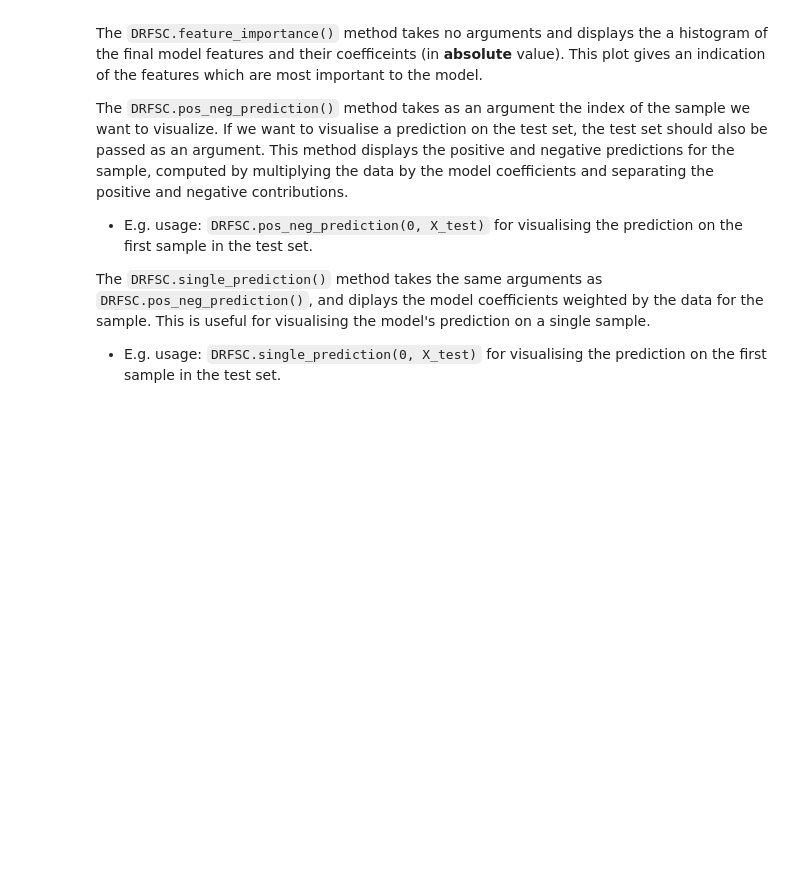
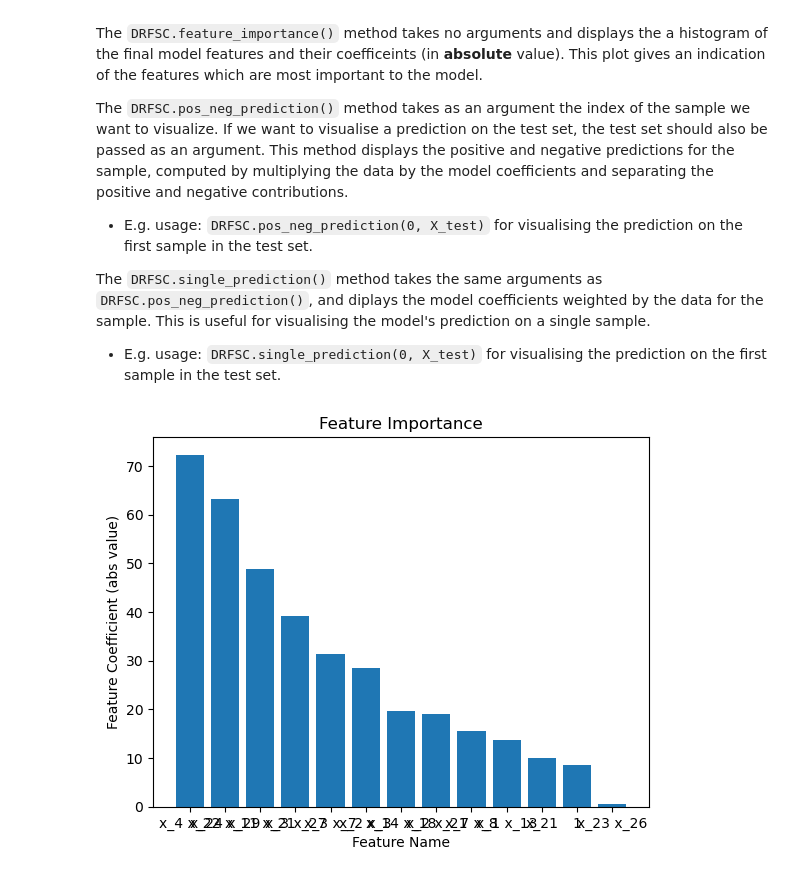
Before and after one commit to markcc309/drfsc, a Jupyter notebook: docs/notebooks/02_fitting_ensemble.ipynb, the cells around one changed output. Saved outputs shown, nothing was run; the diff lists cells and outputs as text; code cells hidden in the pictures; blank space fills up the shorter version.

```diff
--- a/docs/notebooks/02_fitting_ensemble.ipynb
+++ b/docs/notebooks/02_fitting_ensemble.ipynb
@@ -294,6 +291,11 @@ The `DRFSC.pos_neg_prediction()` method takes as an argument the index of the sa
 
 The `DRFSC.single_prediction()` method takes the same arguments as `DRFSC.pos_neg_prediction()`, and diplays the model coefficients weighted by the data for the sample. This is useful for visualising the model's prediction on a single sample.
 - E.g. usage: `DRFSC.single_prediction(0, X_test)` for visualising the prediction on the first sample in the test set.
+# %%
+model.feature_importance()
+plt.show()
+# %% [output]
+[figure, added]
 # %%
 model.pos_neg_prediction(0, X_test)
 plt.show()
```
Also changed, not shown: parts of 12 cells of this notebook, 1 other file.
